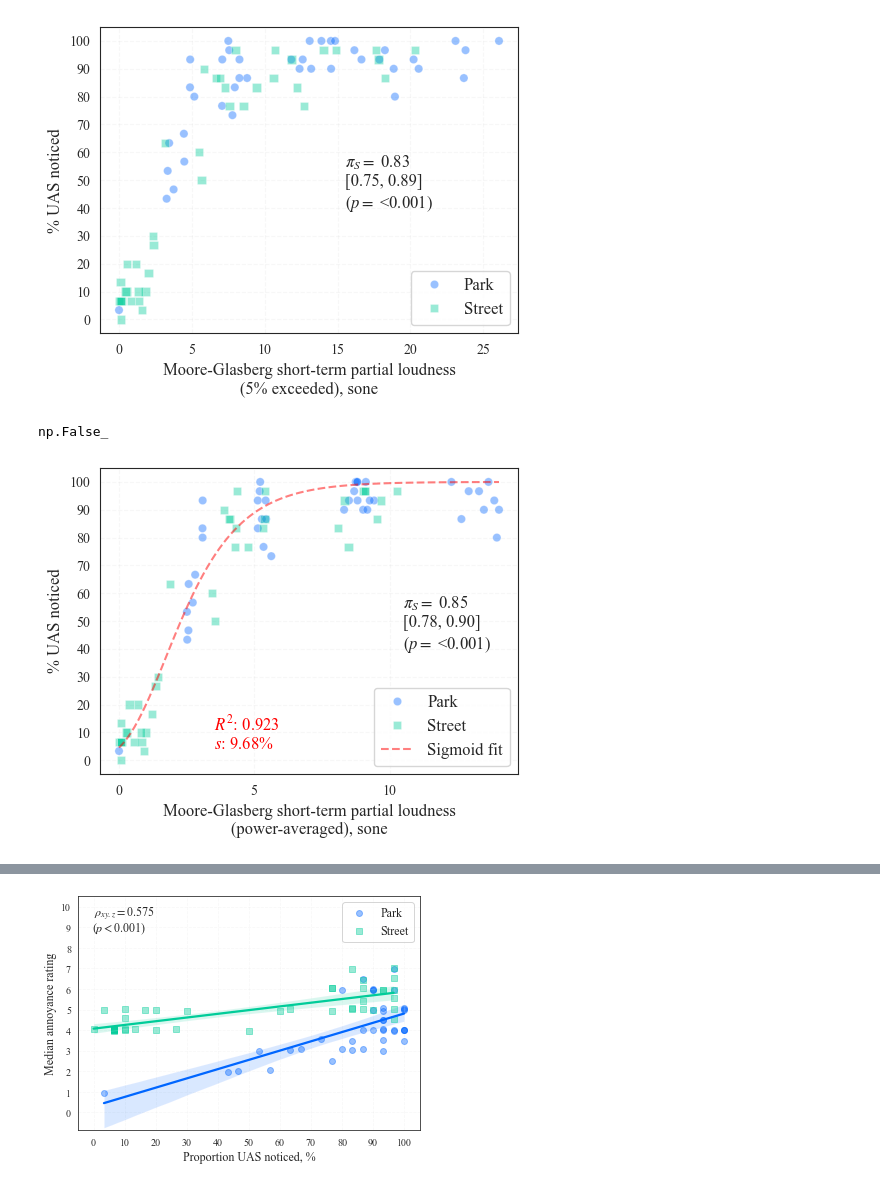
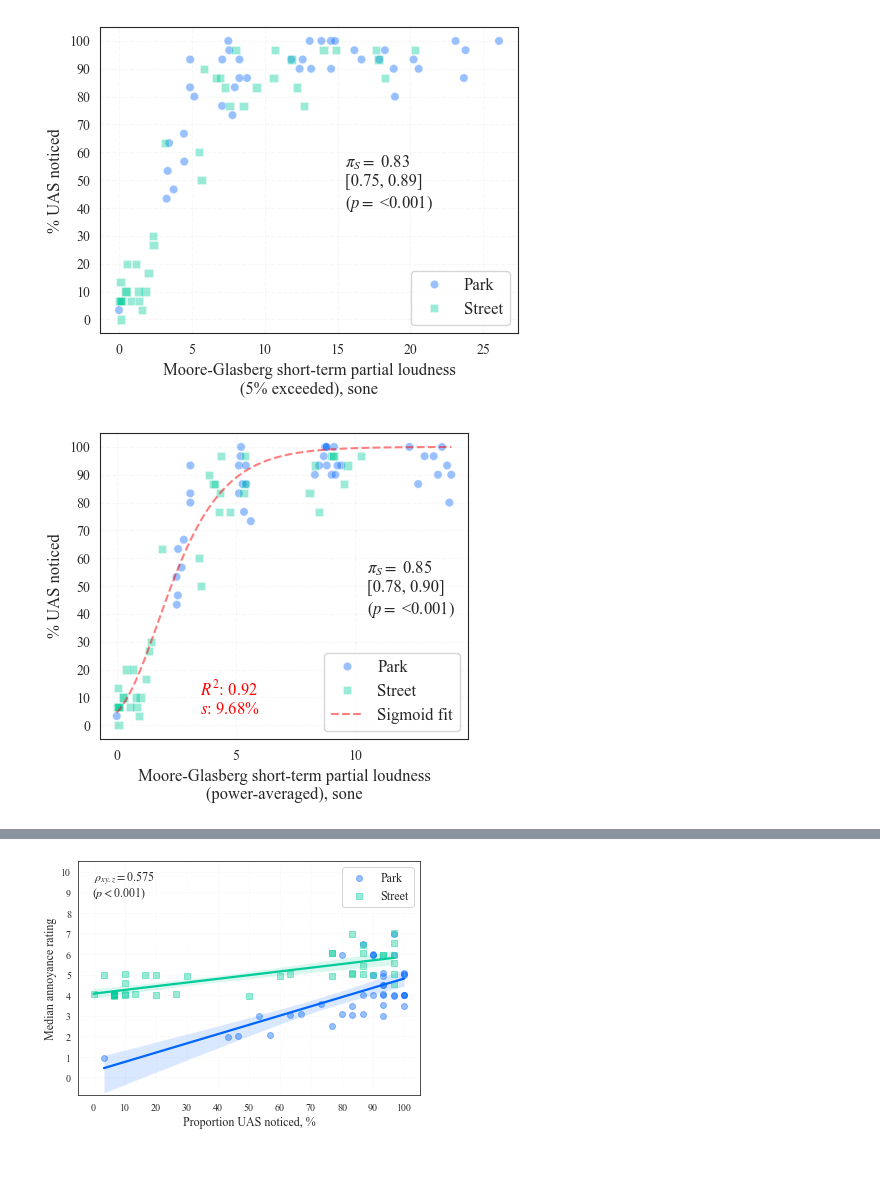
Before and after one commit to acoustics-code-salford/refmap-psychoacoustics, a Jupyter notebook: src/refmap_psychoacoustics/notebooks/refmap_listest1_analysis_EDA_partA.ipynb, the cells around one changed output, grey strips where cells are left out. Saved outputs shown, nothing was run; the diff lists cells and outputs as text; code cells hidden in the pictures.

```diff
--- a/src/refmap_psychoacoustics/notebooks/refmap_listest1_analysis_EDA_partA.ipynb
+++ b/src/refmap_psychoacoustics/notebooks/refmap_listest1_analysis_EDA_partA.ipynb
@@ -1645,13 +1645,8 @@ if saveplots:
 plt.show()
 # %% [output]
 [figure]
-# %%
-popt
-np.isclose(popt[2], 0)
-# %% [output]
-np.False_
 # %%
-fig, ax = plt.subplots(figsize=(5, 4))
+fig, ax = plt.subplots(figsize=(4.5, 4))
 data = dataByStimTestANotice.sort_values(by='AmbientEnv')
 markers = {"Park": 'o', "Street": "s"}
 
@@ -1684,8 +1679,8 @@ popt, pcov = curve_fit(sigmoid,
 
 dof = len(dataByStimTestANotice['PartLoudMGSTPowAvg']) - len(popt)
 
-# check which, if any, of the parameters are at the bounds and thus can be considered fixed,
-# then subtract the number of fixed parameters from the degrees of freedom for confidence interval calculation
+# check if any of the parameters are at the bounds and thus can be considered fixed,
+# then subtract the number of fixed parameters from the degrees of freedom
 for i, (param, lower, upper) in enumerate(zip(popt, bounds[0], bounds[1])):
     if np.isclose(param, lower):
         print(f"Parameter {i} is at the lower bound and can be considered fixed.")
@@ -1697,32 +1692,32 @@ for i, (param, lower, upper) in enumerate(zip(popt, bounds[0], bounds[1])):
 x_vals = np.linspace(np.min(dataByStimTestANotice['PartLoudMGSTPowAvg']),
                      np.max(dataByStimTestANotice['PartLoudMGSTPowAvg']), 100)
 y_vals = sigmoid(x_vals, *popt)
 ax.plot(x_vals, y_vals, color='red', linestyle='--', alpha=0.5, label='Sigmoid fit')
 ax.legend(loc='lower right', fontsize=12)
 
 r_squared, rse = gof(dataByStimTestANotice['NoticedPropFilt'],
                      sigmoid(dataByStimTestANotice['PartLoudMGSTPowAvg'], *popt),
                      dof=dof)
 
-ax.text(3.5, 0.04, s=r"$R^2$: " + displayRndVal(r_squared, 3)
+ax.text(3.5, 0.04, s=r"$R^2$: " + displayRndVal(r_squared, 2)
         + "\n$s$: " + displayRndVal(rse*100, 2) + "%",
         fontsize=12, color='red')
 
 ax.text(10.5, 0.4, r"$\pi_{S}=$ " + rVal
         + "\n" + "[" + displayRndVal(rCI[0], 2) + ", "
         + displayRndVal(rCI[1], 2) + "]"
         + "\n" + "(" + r"$p=$ " + pVal + ")",
         fontsize=12)
 
 if saveplots:
 
     filename = "NoticeVsPartLoudMGSTPowAvgByAmbFiltPi"
 
     plt.savefig(os.path.join(outFigPath, "svg", filename + ".svg"),
                 format='svg')
     plt.savefig(os.path.join(outFigPath, "pdf", filename + ".pdf"),
                 format='pdf')
 
 plt.show()
 # %% [output]
-[figure, old version]
+[figure, new version]
```
Also changed, not shown: parts of 3 cells of this notebook, 7 other files.
